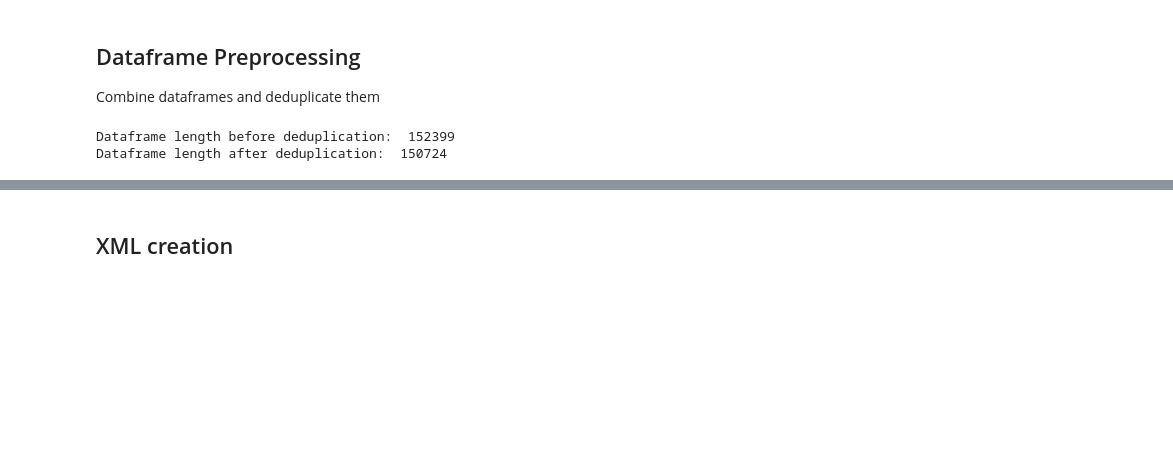
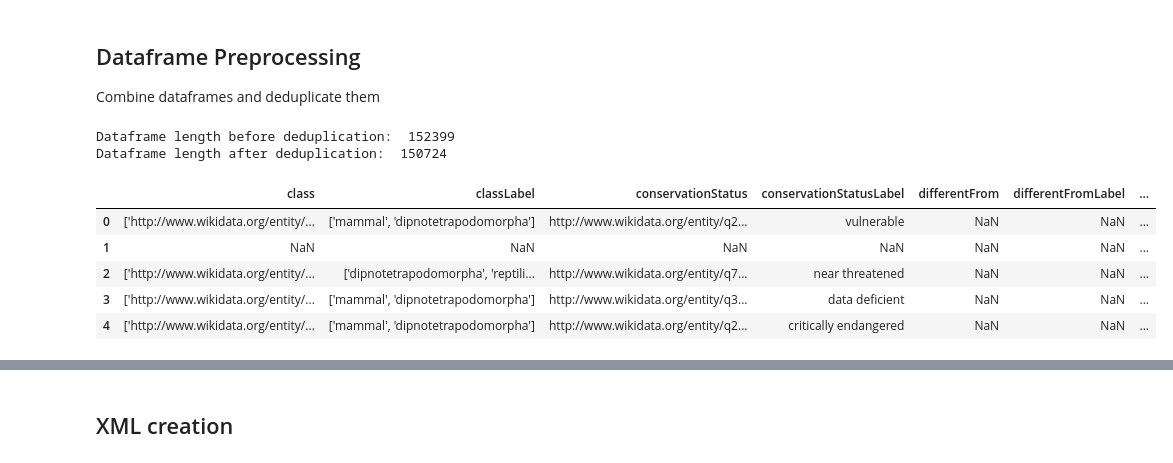
Before and after one commit to till22G/Web_Data_Integration_Project, a Jupyter notebook: notebooks/wd_xml_converter.ipynb, the cells around one changed output, grey strips where cells are left out. Saved outputs shown, nothing was run; the diff lists cells and outputs as text; code cells hidden in the pictures; blank space fills up the shorter version.

Commit message:
subset creation and legth cut

```diff
--- a/notebooks/wd_xml_converter.ipynb
+++ b/notebooks/wd_xml_converter.ipynb
@@ -15,19 +17,24 @@ Combine dataframes and deduplicate them
 # %%
 # read in and concaneate dataframes
 df = pd.read_csv(path_kev)
 df = pd.concat([df, pd.read_csv(path_til)])
 
 
 print('Dataframe length before deduplication: ', df.shape[0])
 
 # deduplicate dataframes
-df = df.drop_duplicates()
-
+df = df.drop_duplicates(subset='resource')
+# dropt taxonName because it has to be merged to the table because of wrong retrieval
+df = df.drop(columns = 'taxonName')
 
 print('Dataframe length after deduplication: ', df.shape[0])
-
-# write to dataframe path
-df.to_csv(getPathDF(),  index = False)
+df.head(5)
 # %% [output]
 Dataframe length before deduplication:  152399
 Dataframe length after deduplication:  150724
+|  | class | classLabel | conservationStatus | conservationStatusLabel | differentFrom | differentFromLabel | ... |
+| 0 | ['http://www.wikidata.org/entity/... | ['mammal', 'dipnotetrapodomorpha'] | http://www.wikidata.org/entity/q2... | vulnerable | NaN | NaN | ... |
+| 1 | NaN | NaN | NaN | NaN | NaN | NaN | ... |
+| 2 | ['http://www.wikidata.org/entity/... | ['dipnotetrapodomorpha', 'reptili... | http://www.wikidata.org/entity/q7... | near threatened | NaN | NaN | ... |
+| 3 | ['http://www.wikidata.org/entity/... | ['mammal', 'dipnotetrapodomorpha'] | http://www.wikidata.org/entity/q3... | data deficient | NaN | NaN | ... |
+| 4 | ['http://www.wikidata.org/entity/... | ['mammal', 'dipnotetrapodomorpha'] | http://www.wikidata.org/entity/q2... | critically endangered | NaN | NaN | ... |
```
Also changed, not shown: parts of 18 cells of this notebook, 3 other files.
